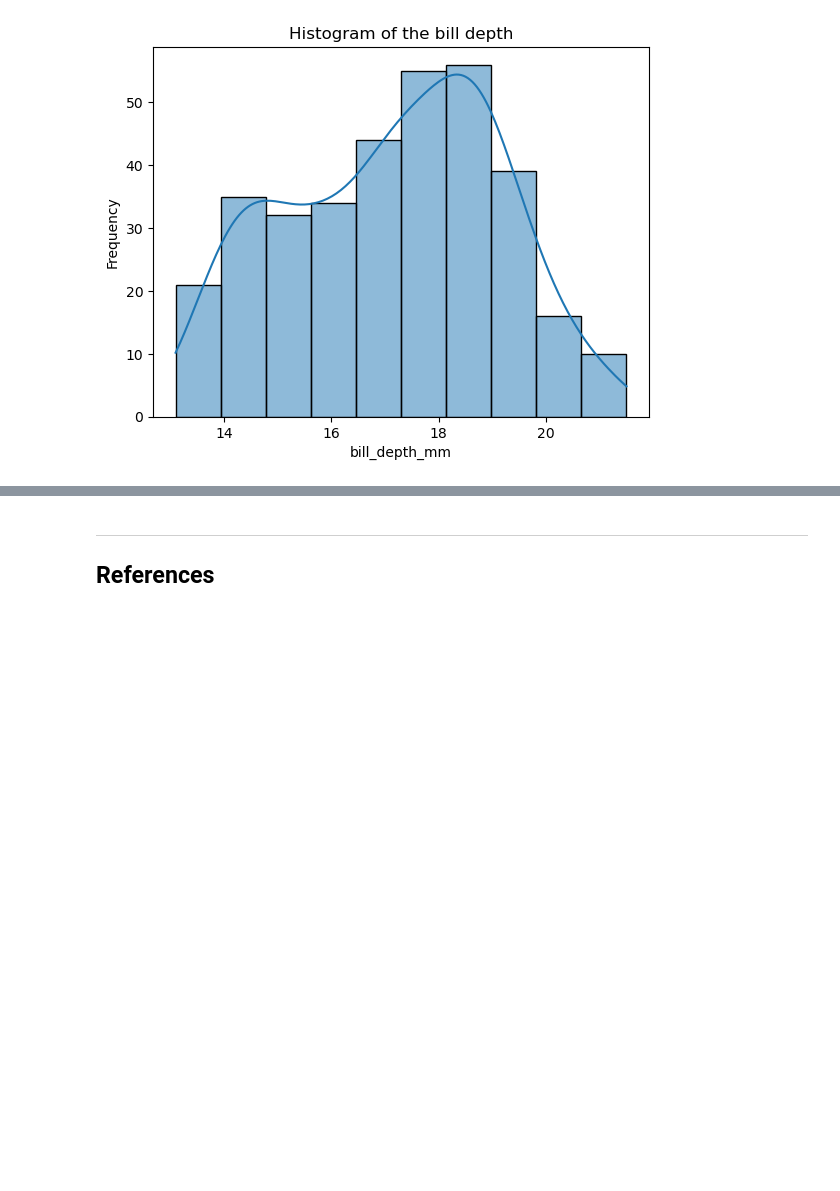
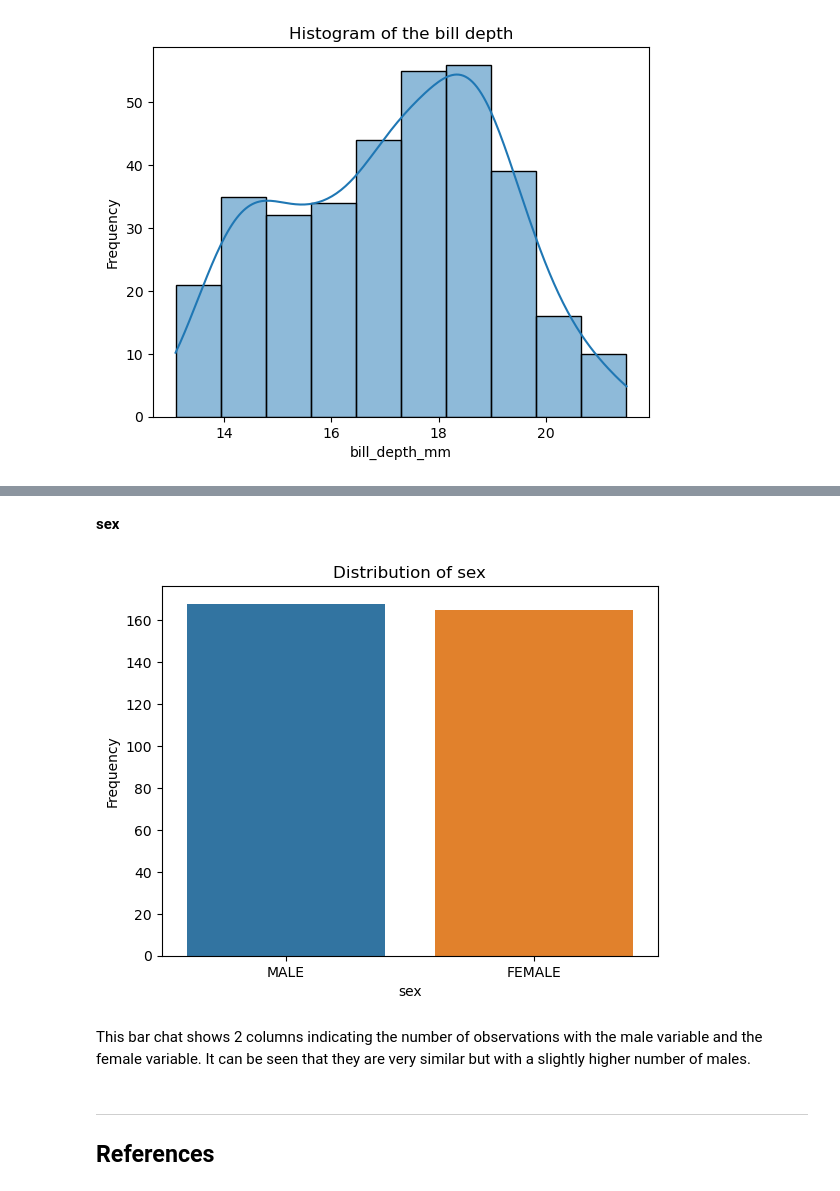
Before and after one commit to jalaca91/Fundamentals-data-analysis, a Jupyter notebook: tasks.ipynb, the cells around one changed output, grey strips where cells are left out. Drawn from its saved outputs; the diff is of its cells as text; code cells hidden in the pictures; blank space fills up the shorter version.

```diff
--- a/tasks.ipynb
+++ b/tasks.ipynb
@@ -562,3 +604,17 @@ plt.show()
+# %% [markdown]
+**sex**
+# %%
+# Create a countplot for variable sex
+
+sns.countplot(data, x="sex")
+plt.title("Distribution of sex")
+plt.xlabel("sex")
+plt.ylabel("Frequency")
+plt.show()
+# %% [output]
+[figure, added]
+# %% [markdown]
+This bar chat shows 2 columns indicating the number of observations with the male variable and the female variable. It can be seen that they are very similar but with a slightly higher number of males.
 # %% [markdown]
 ***
 ## References
```
Also changed, not shown: parts of 17 cells of this notebook.
